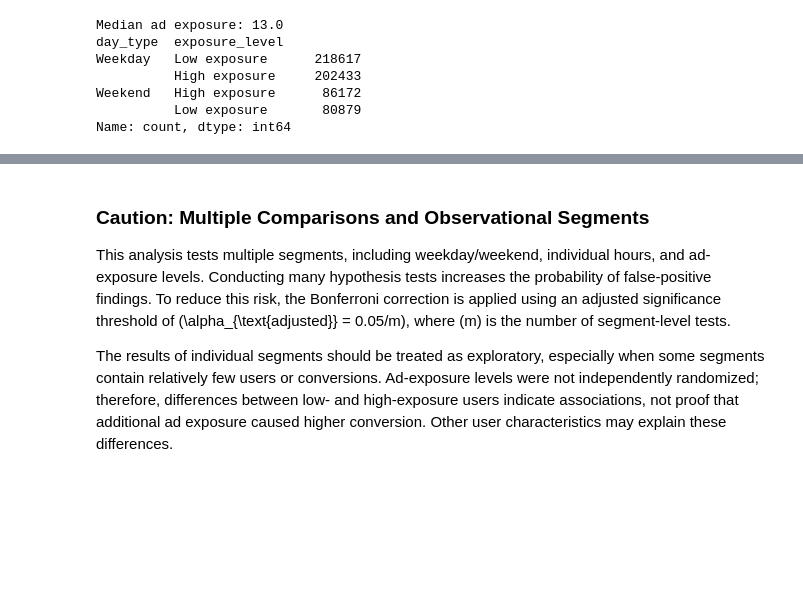
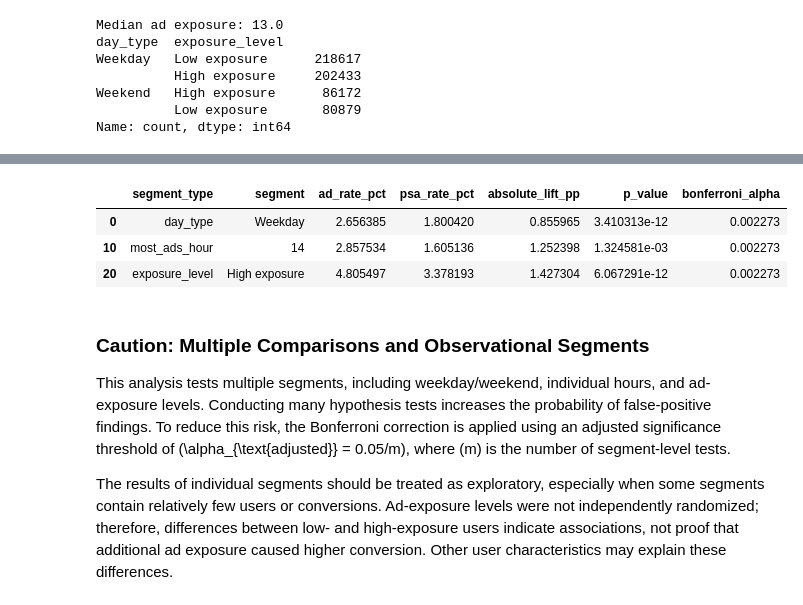
Before and after one commit to priya-39/ab-test-analysis, a Jupyter notebook: notebooks/analysis.ipynb, the cells around one changed output, grey strips where cells are left out. Saved outputs shown, nothing was run; the diff lists cells and outputs as text; code cells hidden in the pictures; blank space fills up the shorter version.

```diff
--- a/notebooks/analysis.ipynb
+++ b/notebooks/analysis.ipynb
@@ -721,3 +651,19 @@ Bonferroni-adjusted significance level: 0.0017857142857142859
+# %%
+display(segment_results[segment_results["p_value"] < segment_results["bonferroni_alpha"]]
+    [[
+        "segment_type",
+        "segment",
+        "ad_rate_pct",
+        "psa_rate_pct",
+        "absolute_lift_pp",
+        "p_value",
+        "bonferroni_alpha"
+    ]])
+# %% [output]
+|  | segment_type | segment | ad_rate_pct | psa_rate_pct | absolute_lift_pp | p_value | bonferroni_alpha |
+| 0 | day_type | Weekday | 2.656385 | 1.800420 | 0.855965 | 3.410313e-12 | 0.002273 |
+| 10 | most_ads_hour | 14 | 2.857534 | 1.605136 | 1.252398 | 1.324581e-03 | 0.002273 |
+| 20 | exposure_level | High exposure | 4.805497 | 3.378193 | 1.427304 | 6.067291e-12 | 0.002273 |
 # %% [markdown]
 ### Caution: Multiple Comparisons and Observational Segments
 
```
Also changed, not shown: parts of 21 cells of this notebook, 2 other files.
